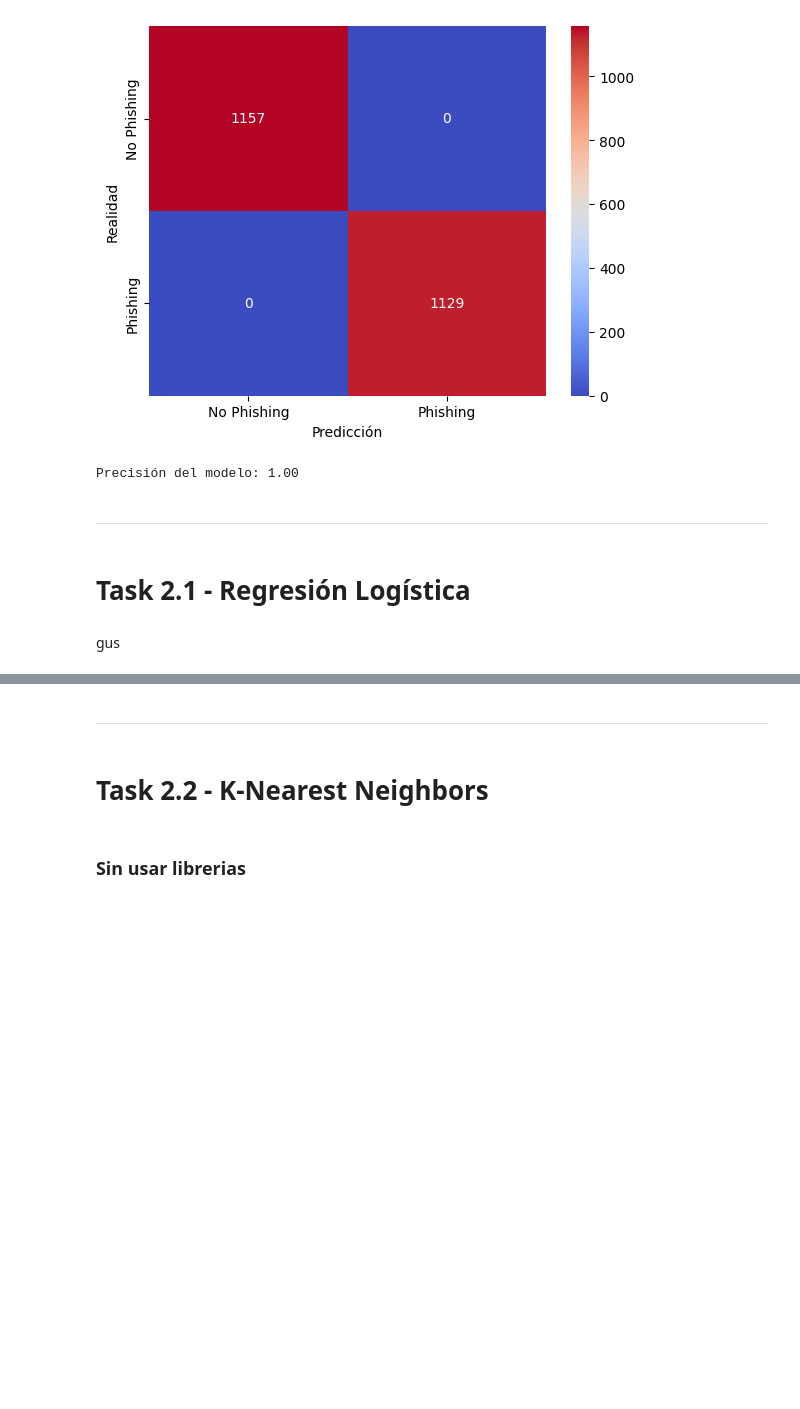
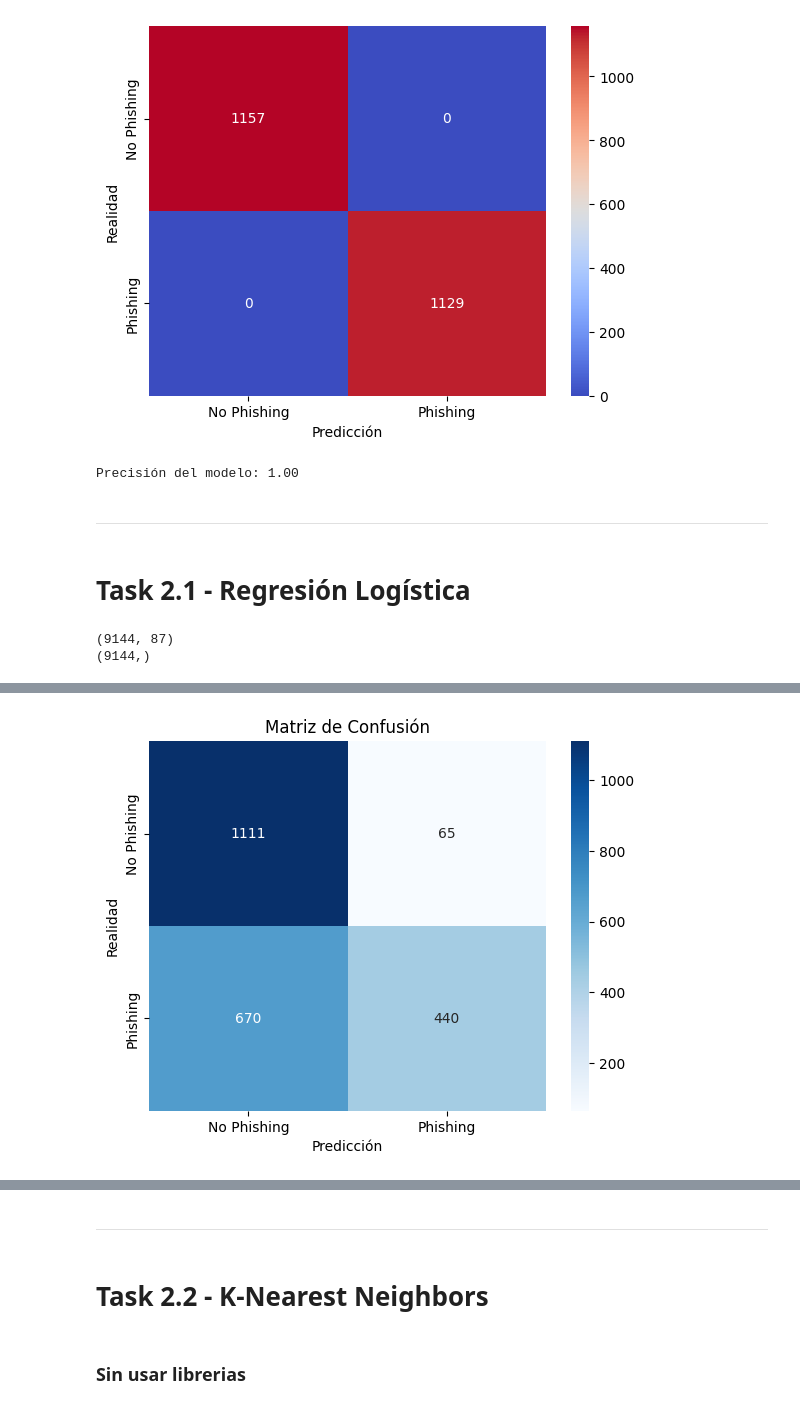
Before and after one commit to mariaRam2003/Laboratorio1_IA, a Jupyter notebook: Laboratorio1.ipynb, the cells around one changed output, grey strips where cells are left out. Drawn from its saved outputs; the diff is of its cells as text; code cells hidden in the pictures; blank space fills up the shorter version.

Commit message:
Regresion logistica

```diff
--- a/Laboratorio1.ipynb
+++ b/Laboratorio1.ipynb
@@ -324,5 +316,77 @@ Precisión del modelo: 1.00
 ------------
 # %% [markdown]
 # Task 2.1 - Regresión Logística
-# %% [markdown]
-gus
+# %%
+data = pd.read_csv('new_dataset.csv')
+data = data.iloc[:, 2:]
+
+split_index = int(len(data) * 0.8)
+
+X = data.drop("status", axis=1).iloc[:split_index, :]
+y = data["status"].iloc[:split_index]
+
+X_test = data.drop("status", axis=1).iloc[split_index:, :]
+Y_test = data["status"].iloc[split_index:]
+
+print(X.shape)
+print(y.shape)
+
+X = X.values
+y = y.values
+
+# weights
+theta = np.zeros(X.shape[1] + 1) # +1 for the bias
+
+def sigmoid(z):
+    return 1 / (1 + np.exp(-z))
+
+def cost_function(X, y, theta):
+    m = len()
+    h = sigmoid(X.dot(theta))
+    J = -1/m * (y.T @ np.log(h) + (1-y).T @ np.log(1-h))
+    return J
+
+def gradient_descent(X, y, theta, alpha, iterations):
+    m = len(y)
+    for _ in range(iterations):
+        X_with_bias = np.hstack([np.ones((m, 1)), X])
+
+        h = sigmoid(X_with_bias @ theta)  # Use X_with_bias for both h and gradient
+        gradient = 1/m * X_with_bias.T @ (h - y)  # Calculate gradient with bias
+        theta -= alpha * gradient  # Update parameters
+
+    return theta
+
+alpha = 0.01  # Learning rate
+iterations = 1000  # Number of iterations
+
+theta = gradient_descent(X, y, theta, alpha, iterations)
+print(theta)
+
+def predict(X, theta):
+    """Makes predictions using the trained logistic regression model and returns 1s and 0s."""
+
+    # Add a column of ones to X for the bias term
+    X_with_bias = np.hstack([np.ones((X.shape[0], 1)), X])
+
+    z = X_with_bias @ theta  # Calculate predictions with bias
+
+    # Convert boolean results to 1s and 0s using np.where
+    predictions = np.where(sigmoid(z) >= 0.5, 1, 0)
+
+    return predictions  # Return the array of 1s and 0s
+
+
+
+y_pred = predict(X_test, theta)
+cm = confusion_matrix(Y_test, y_pred)
+score = accuracy_score(Y_test, y_pred)
+print("accuracy score: ", score)
+sns.heatmap(cm, annot=True, fmt='d', cmap='Blues', xticklabels=['No Phishing', 'Phishing'], yticklabels=['No Phishing', 'Phishing'])
+plt.xlabel('Predicción')
+plt.ylabel('Realidad')
+plt.title('Matriz de Confusión')
+plt.show()
+# %% [output]
+(9144, 87)
+(9144,)
@@ -328,0 +410 @@ gus
+[figure, added]
```
Also changed, not shown: parts of 10 cells of this notebook, 1 other file.
